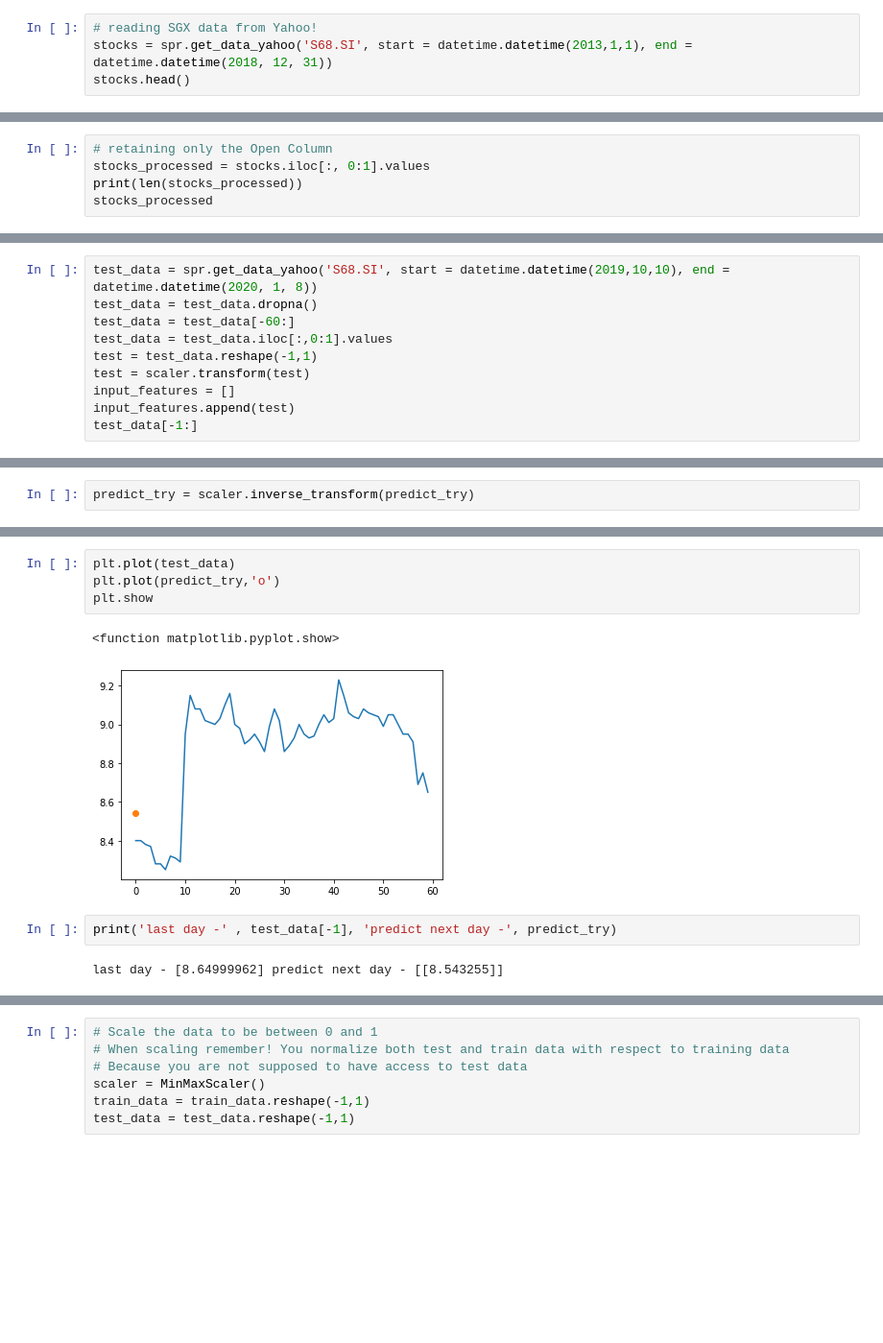
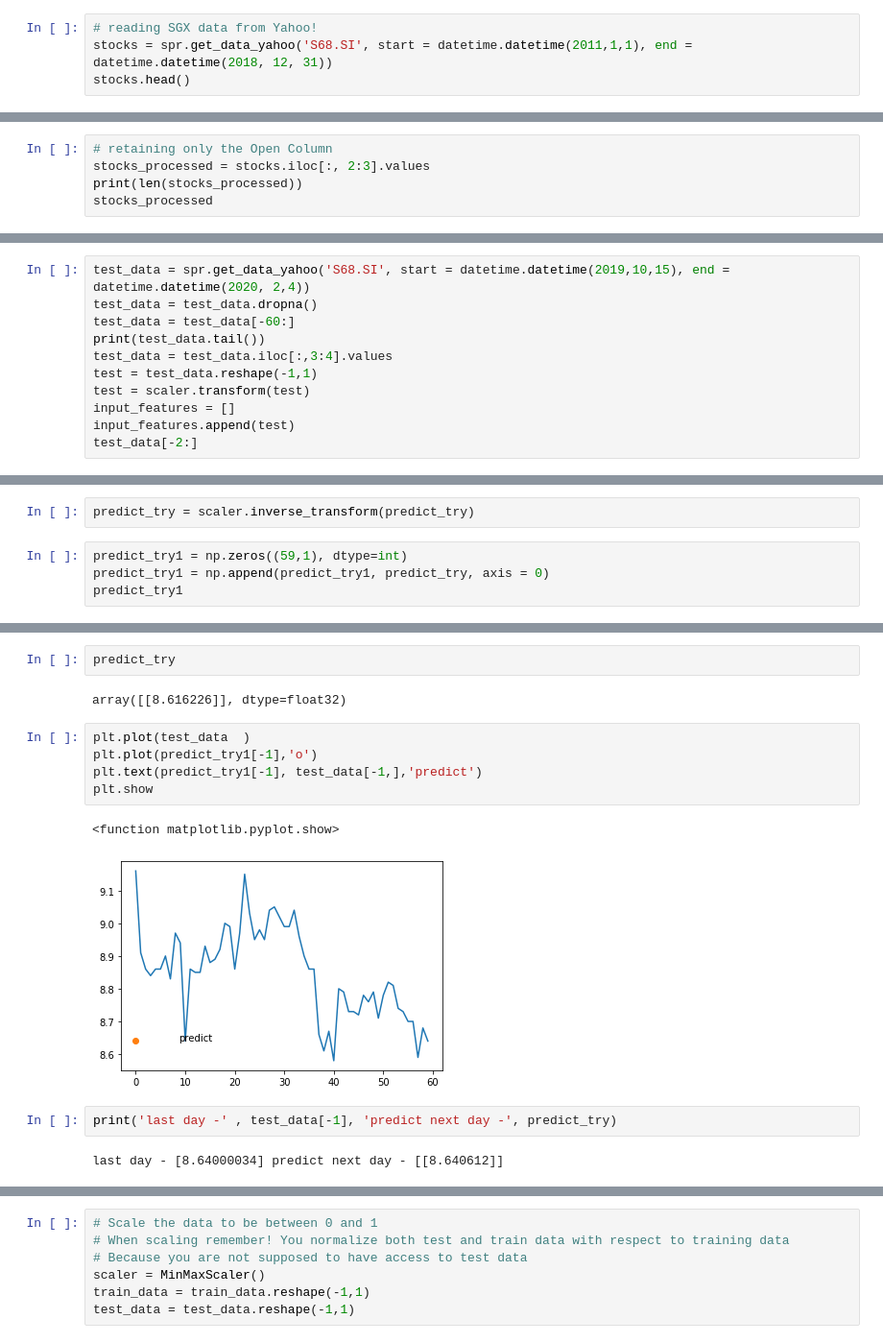
Before and after one commit to Felixwkk/stocks, a Jupyter notebook: stocks_lstm_SGX_daily.ipynb, the cells around one changed output, grey strips where cells are left out. Shown: that part at 96% size. Saved outputs shown, nothing was run; the diff lists cells and outputs as text; blank space fills up the shorter version.

```diff
--- a/stocks_lstm_SGX_daily.ipynb
+++ b/stocks_lstm_SGX_daily.ipynb
@@ -47,5 +56,5 @@ GPU RAM Free: 11372MB | Used: 69MB | Util   1% | Total 11441MB
 # %%
 # reading SGX data from Yahoo!
-stocks = spr.get_data_yahoo('S68.SI', start = datetime.datetime(2013,1,1), end = datetime.datetime(2018, 12, 31))
+stocks = spr.get_data_yahoo('S68.SI', start = datetime.datetime(2011,1,1), end = datetime.datetime(2018, 12, 31))
 stocks.head()
 # %% [output]
@@ -54,7 +69,7 @@ RemoteDataError: ignored
 stocks.tail()
 # %%
 # retaining only the Open Column
-stocks_processed = stocks.iloc[:, 0:1].values
+stocks_processed = stocks.iloc[:, 2:3].values
 print(len(stocks_processed))
 stocks_processed
 # %% [output]
@@ -281,11 +323,12 @@ Date
 # %%
-test_data = spr.get_data_yahoo('S68.SI', start = datetime.datetime(2019,10,10), end = datetime.datetime(2020, 1, 8))
+test_data = spr.get_data_yahoo('S68.SI', start = datetime.datetime(2019,10,15), end = datetime.datetime(2020, 2,4))
 test_data = test_data.dropna()
 test_data = test_data[-60:]
-test_data = test_data.iloc[:,0:1].values
+print(test_data.tail())
+test_data = test_data.iloc[:,3:4].values
 test = test_data.reshape(-1,1)
 test = scaler.transform(test)
 input_features = []
 input_features.append(test)
-test_data[-1:]
+test_data[-2:]
 # %% [output]
@@ -296,3 +347,7 @@ input_pred = np.array(input_features)
 predict_try = model.predict(input_pred)
 # %%
 predict_try = scaler.inverse_transform(predict_try)
+# %%
+predict_try1 = np.zeros((59,1), dtype=int)
+predict_try1 = np.append(predict_try1, predict_try, axis = 0)
+predict_try1
@@ -299,13 +372,18 @@ predict_try = scaler.inverse_transform(predict_try)
+# %%
+predict_try
+# %% [output]
+array([[8.616226]], dtype=float32)
 # %%
-plt.plot(test_data)
-plt.plot(predict_try,'o')
+plt.plot(test_data  )
+plt.plot(predict_try1[-1],'o')
+plt.text(predict_try1[-1], test_data[-1,],'predict')
 plt.show
 # %% [output]
 <function matplotlib.pyplot.show>
-[figure, old version]
+[figure, new version]
 # %%
 print('last day -' , test_data[-1], 'predict next day -', predict_try)
 # %% [output]
-last day - [8.64999962] predict next day - [[8.543255]]
+last day - [8.64000034] predict next day - [[8.640612]]
 # %%
 input_pred
```
Also changed, not shown: parts of 32 cells of this notebook.
